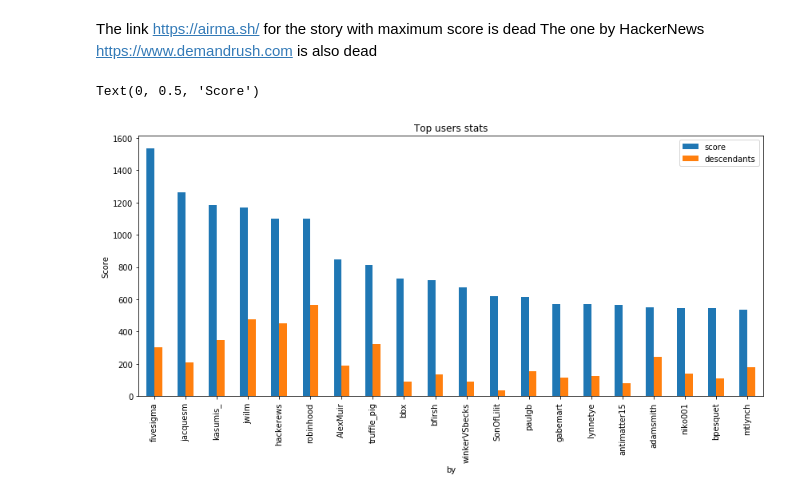
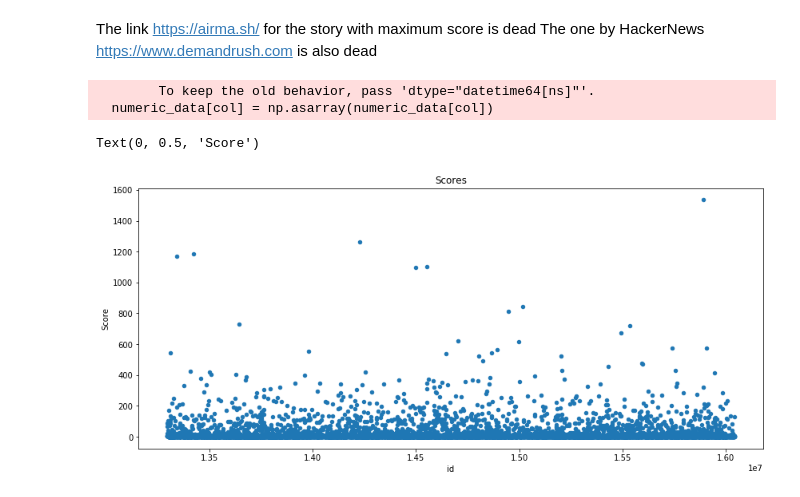
Before and after one commit to marinathomas/SentimentAnalysisHN, a Jupyter notebook: files/HN_v2.ipynb, the cells around one changed output. Saved outputs shown, nothing was run; the diff lists cells and outputs as text; code cells hidden in the pictures.

```diff
--- a/files/HN_v2.ipynb
+++ b/files/HN_v2.ipynb
@@ -388,9 +385,11 @@ stories_2017_top.head(8)
 The link https://airma.sh/ for the story with maximum score is dead
 The one by HackerNews https://www.demandrush.com is also dead
 # %%
-stories_2017.sort_values("score")[::-1][:20].plot(x="by",y=["score", "descendants"],
-                                                   kind="bar",figsize=(14,6),
-                                                   title='Top users stats').set_ylabel("Score")
+stories_2017.sort_values("score").plot(x="id",y=["score"],
+                                                   kind="scatter",figsize=(14,6),
+                                                   title='Scores').set_ylabel("Score")
 # %% [output]
-Text(0, 0.5, 'Score')
+        To keep the old behavior, pass 'dtype="datetime64[ns]"'.
+  numeric_data[col] = np.asarray(numeric_data[col])
+Text(0, 0.5, 'Score')
-[figure, old version]
+[figure, new version]
```
Also changed, not shown: parts of 8 cells of this notebook.
